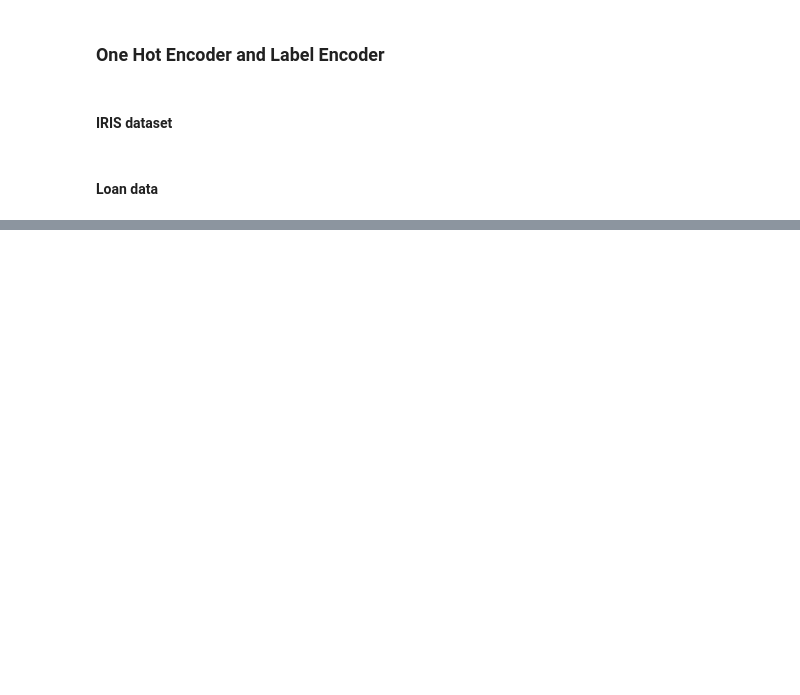
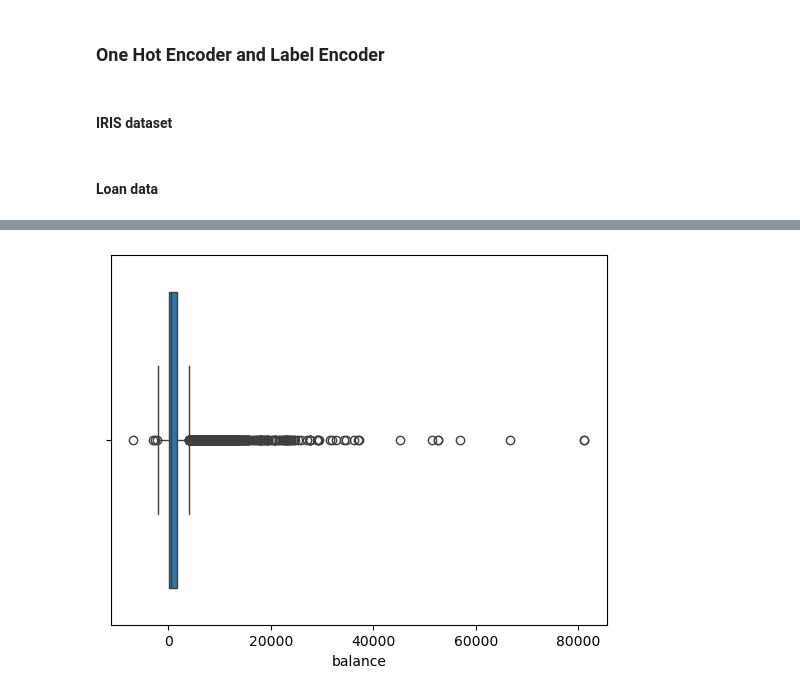
Before and after one commit to UtkarshaChoudhary/ML-Algorithms, a Jupyter notebook: One Hot Encoding on Multiple dataset Practice.ipynb, the cells around one changed output, grey strips where cells are left out. Saved outputs shown, nothing was run; the diff lists cells and outputs as text; code cells hidden in the pictures; blank space fills up the shorter version.

```diff
--- a/One Hot Encoding on Multiple dataset Practice.ipynb
+++ b/One Hot Encoding on Multiple dataset Practice.ipynb
@@ -243,0 +136,2 @@ ValueError: Shape of passed values is (7043, 3), indices imply (7043, 2)
+# %%
+bank=pd.read_csv("bank.csv")
@@ -243,0 +182,4 @@ ValueError: Shape of passed values is (7043, 3), indices imply (7043, 2)
+# %%
+from sklearn.preprocessing import LabelEncoder
+la_bank=LabelEncoder()
+la_bank.fit(bank["job"])
@@ -243,0 +188,2 @@ ValueError: Shape of passed values is (7043, 3), indices imply (7043, 2)
+# %%
+bank["job"]=la_bank.transform(bank["job"])
@@ -243,0 +217,5 @@ ValueError: Shape of passed values is (7043, 3), indices imply (7043, 2)
+# %%
+sns.boxplot(x="balance",data=bank)
+plt.show()
+# %% [output]
+[figure, added]
```
Also changed, not shown: parts of 36 cells of this notebook.
